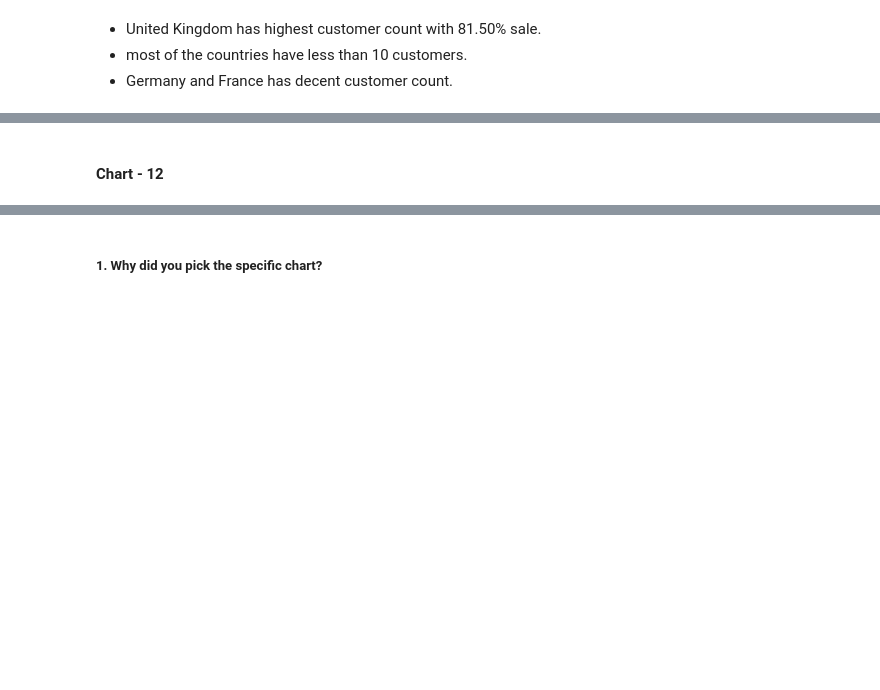
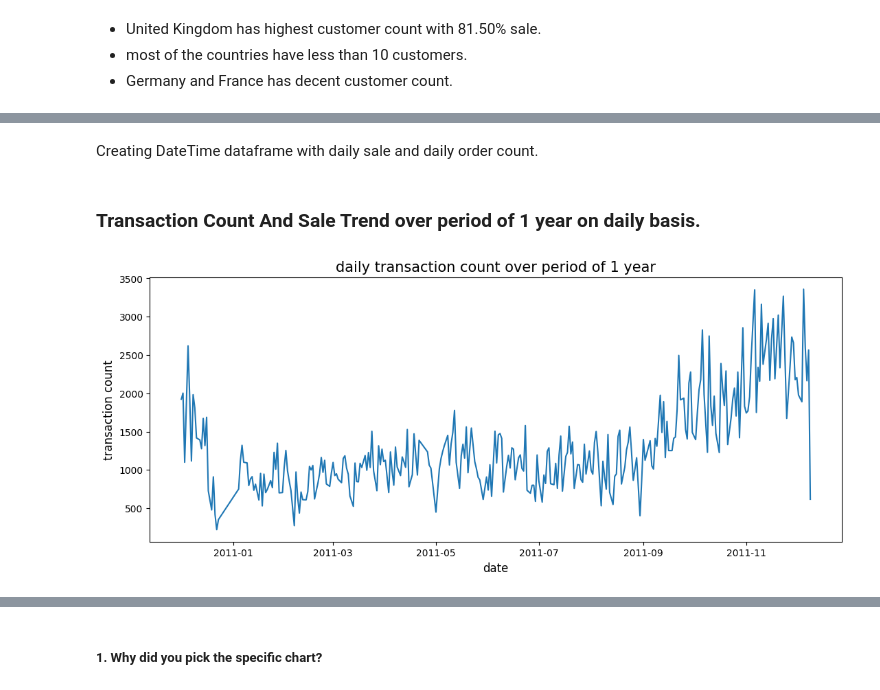
Before and after one commit to kd0176/Online-Retail-Customer-Segmentation, a Jupyter notebook: Online_Retail_Customer_Segmentation.ipynb, the cells around one changed output, grey strips where cells are left out. Cells and saved outputs as stored; diff of their text form; code cells hidden in the pictures; blank space fills up the shorter version.

```diff
--- a/Online_Retail_Customer_Segmentation.ipynb
+++ b/Online_Retail_Customer_Segmentation.ipynb
@@ -1155,2 +1157,0 @@ plt.show()
-# %% [markdown]
-#### Chart - 12
@@ -1158,0 +1158,33 @@ plt.show()
+# %% [markdown]
+Creating DateTime dataframe with daily sale and daily order count.
+# %%
+# geting transacation count and total sale per day
+DateTime_df = df.groupby(['date']).agg(transaction_count = ('date', 'count'), sale = ('TotalPrice', 'sum')).reset_index()
+
+# coverting dtype to datetime.
+DateTime_df['date'] = pd.to_datetime(DateTime_df['date'])
+
+# extracting 'year' from 'Date'
+DateTime_df['year'] = DateTime_df['date'].dt.year
+
+# extracting 'month' from 'Date'
+DateTime_df['month'] = DateTime_df['date'].dt.strftime('%b')
+
+# extracting 'day' from 'Date'
+DateTime_df['day'] = DateTime_df['date'].dt.day
+
+# extracting 'weekday' from 'Date'
+DateTime_df['weekday'] = DateTime_df['date'].dt.day_name()
+# %% [markdown]
+### Transaction Count And Sale Trend over period of 1 year on daily basis.
+# %%
+# Figure Size
+plt.figure(figsize = (13,5))
+# ploting transaction count over period of 1 year on daily basis.
+plt.plot(DateTime_df['date'], DateTime_df['transaction_count'])
+plt.title('daily transaction count over period of 1 year', size=15)
+plt.ylabel('transaction count', size=12, )
+plt.xlabel('date', size=12,)
+plt.show()
+# %% [output]
+[figure, added]
```
Also changed, not shown: parts of 40 cells of this notebook.
